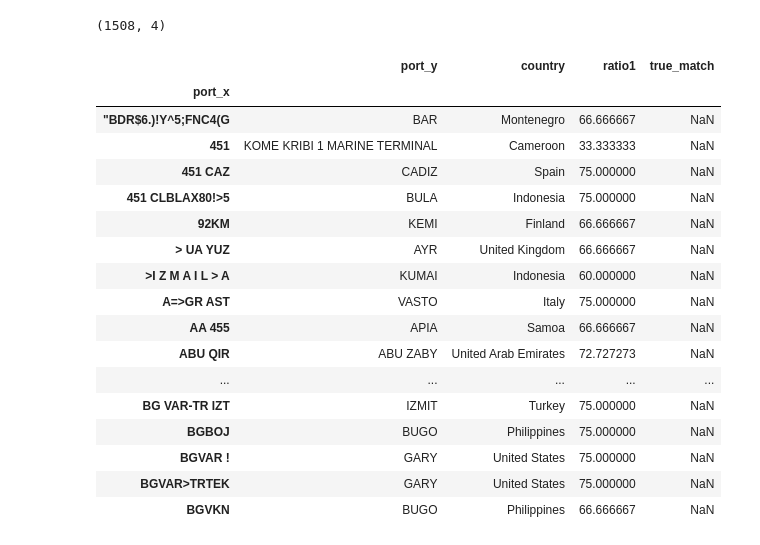
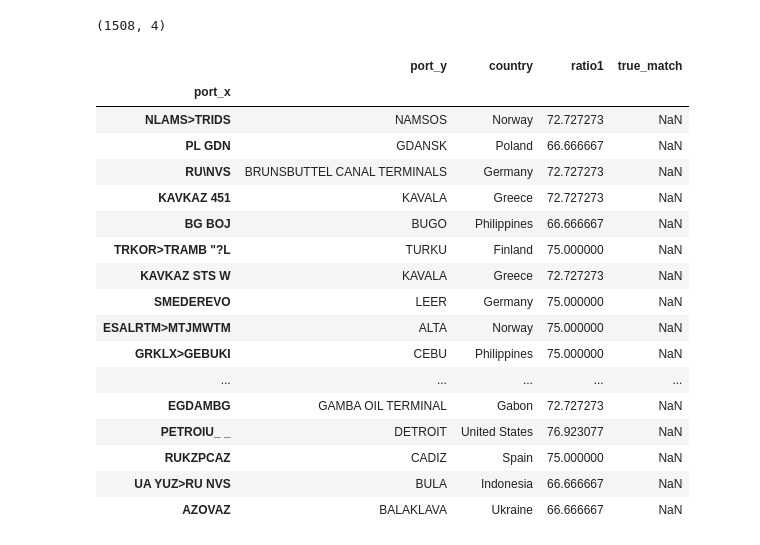
Before and after one commit to InseeFrLab/hackathon-un-2022, a Jupyter notebook: notebooks/compute_agg_stats.ipynb, the cells around one changed output. Drawn from its saved outputs; the diff is of its cells as text; code cells hidden in the pictures.

Commit message:
Update matching

```diff
--- a/notebooks/compute_agg_stats.ipynb
+++ b/notebooks/compute_agg_stats.ipynb
@@ -45,6 +45,17 @@ arrivals_19
 On veut identifier les ports d'arrivée
 # %%
 port_data = pd.read_csv('https://msi.nga.mil/api/publications/download?type=view&key=16920959/SFH00000/UpdatedPub150.csv')
+port_codes_data = port_data[['UN/LOCODE', 'Country Code']]
 port_data = port_data.loc[:, ["Main Port Name", "Country Code"]]
 port_data["Main Port Name"] = port_data["Main Port Name"].str.upper()
 port_data = port_data.rename({"Main Port Name" : "port", "Country Code": "country"}, axis=1)
+# %%
+port_codes_data = port_codes_data[['UN/LOCODE', 'Country Code']]
+port_codes_data = port_codes_data[port_codes_data['UN/LOCODE'] != ' ']
+port_codes_data = port_codes_data[port_codes_data['UN/LOCODE'] != '']
+port_codes_data = port_codes_data.drop_duplicates(subset=['UN/LOCODE']).rename(
+    columns={'UN/LOCODE': 'port',
+             "Country Code": "country"}
+)
+port_data = pd.concat([port_data, port_codes_data])
+port_data
@@ -263,23 +288,23 @@ res_fuz_match2.shape
 # %% [output]
 (1508, 4)
 # %%
-res_fuz_match2.loc[res_fuz_match2["ratio1"] < 80, :].head(30)
+res_fuz_match2.loc[res_fuz_match2["ratio1"] < 80, :].sample(frac=1).head(30)
 # %% [output]
 |  | port_y | country | ratio1 | true_match |
 | port_x |  |  |  |  |
-| "BDR$6.)!Y^5;FNC4(G | BAR | Montenegro | 66.666667 | NaN |
-| 451 | KOME KRIBI 1 MARINE TERMINAL | Cameroon | 33.333333 | NaN |
-| 451 CAZ | CADIZ | Spain | 75.000000 | NaN |
-| 451 CLBLAX80!>5 | BULA | Indonesia | 75.000000 | NaN |
-| 92KM | KEMI | Finland | 66.666667 | NaN |
-| > UA YUZ | AYR | United Kingdom | 66.666667 | NaN |
-| >I Z M A I L > A | KUMAI | Indonesia | 60.000000 | NaN |
-| A=>GR AST | VASTO | Italy | 75.000000 | NaN |
-| AA 455 | APIA | Samoa | 66.666667 | NaN |
-| ABU QIR | ABU ZABY | United Arab Emirates | 72.727273 | NaN |
+| NLAMS>TRIDS | NAMSOS | Norway | 72.727273 | NaN |
+| PL GDN | GDANSK | Poland | 66.666667 | NaN |
+| RU\NVS | BRUNSBUTTEL CANAL TERMINALS | Germany | 72.727273 | NaN |
+| KAVKAZ 451 | KAVALA | Greece | 72.727273 | NaN |
+| BG BOJ | BUGO | Philippines | 66.666667 | NaN |
+| TRKOR>TRAMB "?L | TURKU | Finland | 75.000000 | NaN |
+| KAVKAZ STS W | KAVALA | Greece | 72.727273 | NaN |
+| SMEDEREVO | LEER | Germany | 75.000000 | NaN |
+| ESALRTM>MTJMWTM | ALTA | Norway | 75.000000 | NaN |
+| GRKLX>GEBUKI | CEBU | Philippines | 75.000000 | NaN |
 | ... | ... | ... | ... | ... |
-| BG VAR-TR IZT | IZMIT | Turkey | 75.000000 | NaN |
-| BGBOJ | BUGO | Philippines | 75.000000 | NaN |
-| BGVAR ! | GARY | United States | 75.000000 | NaN |
-| BGVAR>TRTEK | GARY | United States | 75.000000 | NaN |
-| BGVKN | BUGO | Philippines | 66.666667 | NaN |
+| EGDAMBG | GAMBA OIL TERMINAL | Gabon | 72.727273 | NaN |
+| PETROIU_ _ | DETROIT | United States | 76.923077 | NaN |
+| RUKZPCAZ | CADIZ | Spain | 75.000000 | NaN |
+| UA YUZ>RU NVS | BULA | Indonesia | 66.666667 | NaN |
+| AZOVAZ | BALAKLAVA | Ukraine | 66.666667 | NaN |
```
Also changed, not shown: parts of 4 cells of this notebook.
